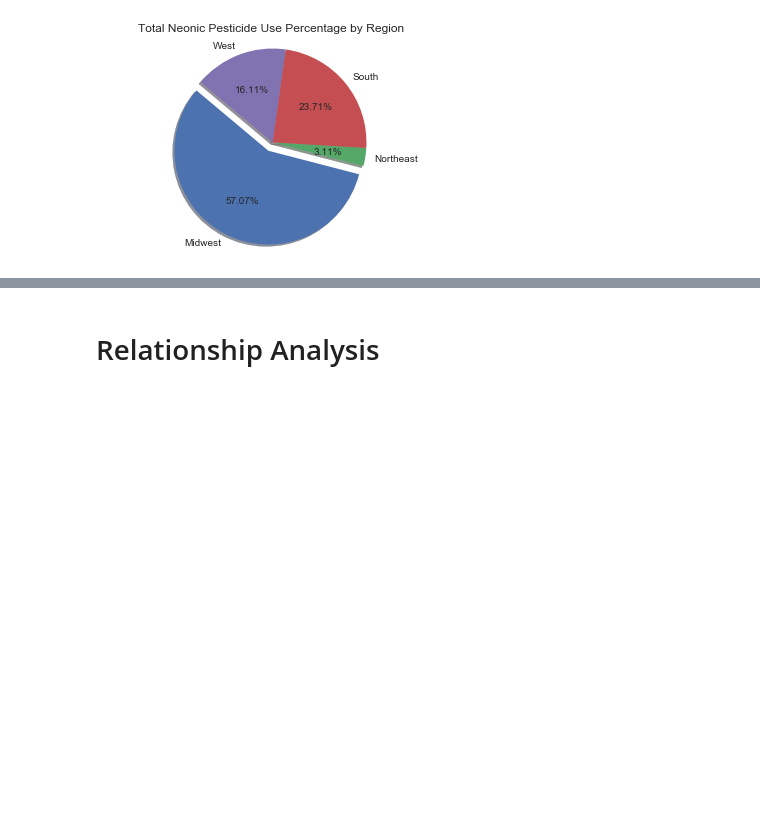
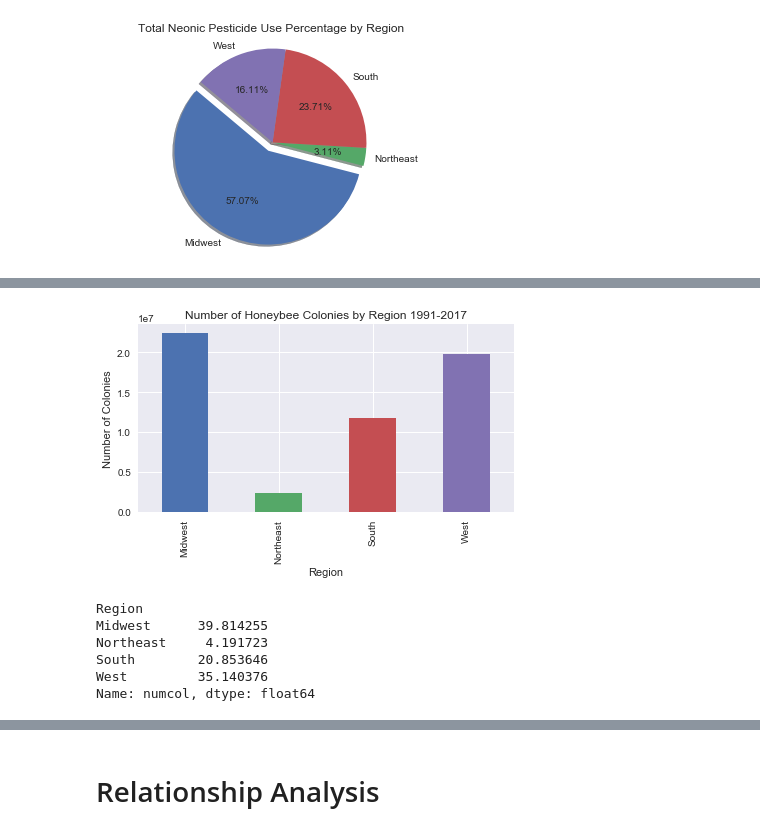
Before and after one commit to Richa309/UCIDB_Final_Project, a Jupyter notebook: Bees_Data_Analytics.ipynb, the cells around one changed output, grey strips where cells are left out. Cells and saved outputs as stored; diff of their text form; code cells hidden in the pictures; blank space fills up the shorter version.

```diff
--- a/Bees_Data_Analytics.ipynb
+++ b/Bees_Data_Analytics.ipynb
@@ -569,0 +560,25 @@ plt.tight_layout()
+# %%
+Total_col_by_region = by_region["numcol"].sum()
+col_region = Total_col_by_region.plot(kind='bar')
+
+col_region.set_title("Number of Honeybee Colonies by Region 1991-2017")
+col_region.set_xlabel("Region")
+col_region.set_ylabel("Number of Colonies")
+
+plt.tight_layout()
+plt.savefig("/Users/richasingh/Desktop/UCIDB_Final_Project/Images/col_region.png")
+plt.show()
+# %% [output]
+[figure, added]
+# %%
+Total_col_all = df["numcol"].sum()
+
+percent_region_col = Total_col_by_region/Total_col_all*100
+percent_region_col
+# %% [output]
+Region
+Midwest      39.814255
+Northeast     4.191723
+South        20.853646
+West         35.140376
+Name: numcol, dtype: float64
```
Also changed, not shown: parts of 55 cells of this notebook, 26 other files.
